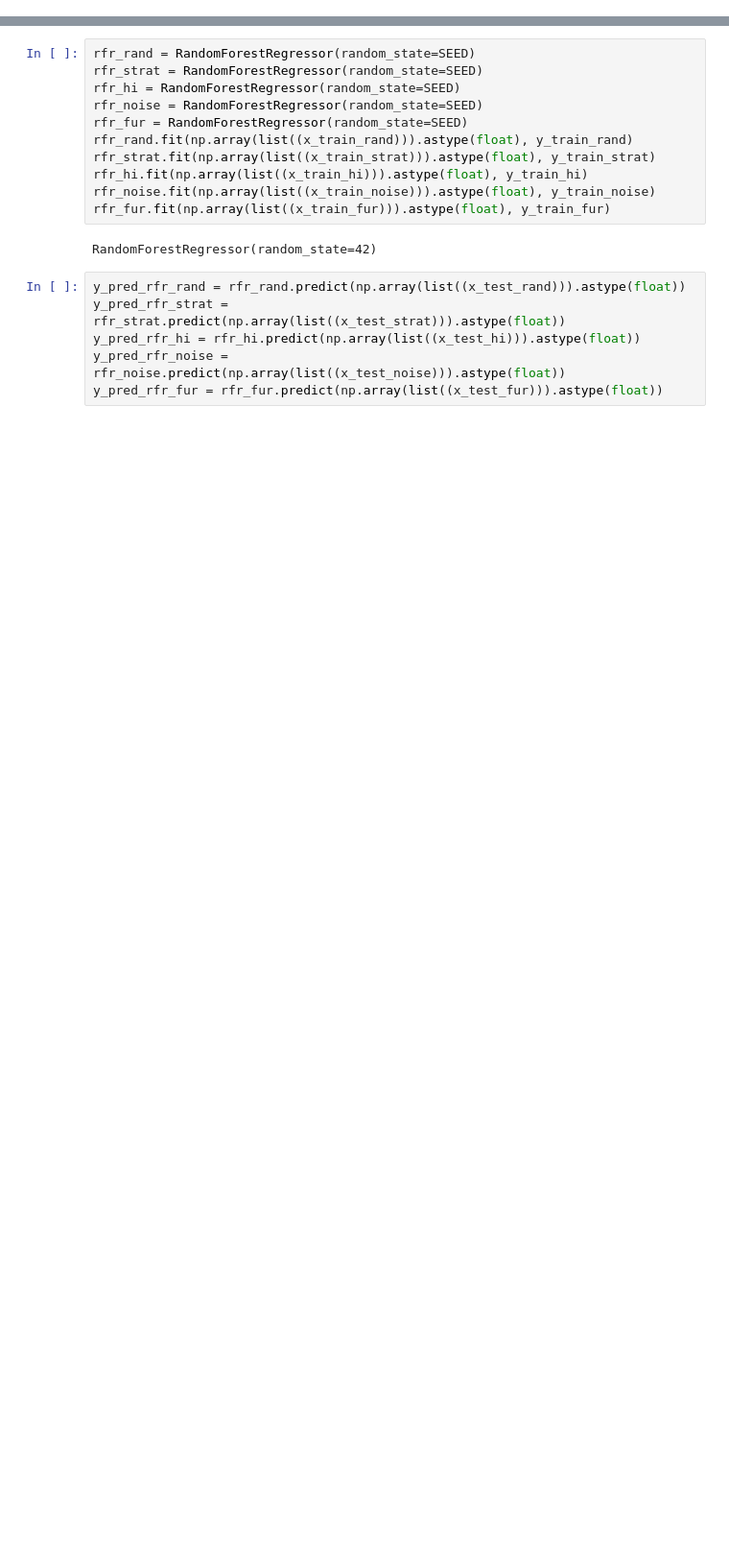
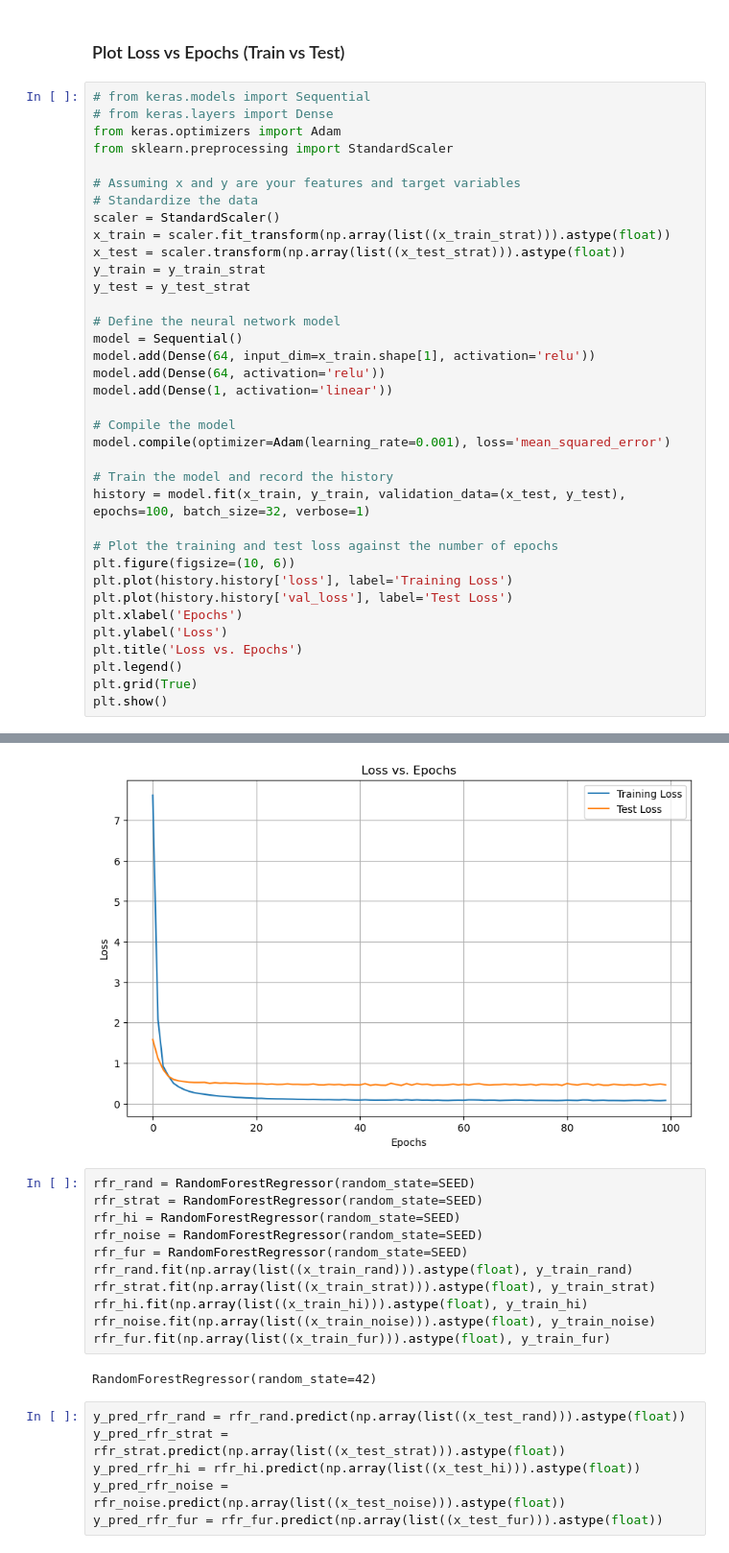
Before and after one commit to ASarriJackson/SummerProject, a Jupyter notebook: Regression/Regression_Random_Forrest.ipynb, the cells around one changed output, grey strips where cells are left out. Shown at 96% size. Cells and saved outputs as stored; diff of their text form; blank space fills up the shorter version.

```diff
--- a/Regression/Regression_Random_Forrest.ipynb
+++ b/Regression/Regression_Random_Forrest.ipynb
@@ -82,0 +135,39 @@ Assign cluster ID
+# %% [markdown]
+### Plot Loss vs Epochs (Train vs Test)
+# %%
+# from keras.models import Sequential
+# from keras.layers import Dense
+from keras.optimizers import Adam
+from sklearn.preprocessing import StandardScaler
+
+# Assuming x and y are your features and target variables
+# Standardize the data
+scaler = StandardScaler()
+x_train = scaler.fit_transform(np.array(list((x_train_strat))).astype(float))
+x_test = scaler.transform(np.array(list((x_test_strat))).astype(float))
+y_train = y_train_strat
+y_test = y_test_strat
+
+# Define the neural network model
+model = Sequential()
+model.add(Dense(64, input_dim=x_train.shape[1], activation='relu'))
+model.add(Dense(64, activation='relu'))
+model.add(Dense(1, activation='linear'))
+
+# Compile the model
+model.compile(optimizer=Adam(learning_rate=0.001), loss='mean_squared_error')
+
+# Train the model and record the history
+history = model.fit(x_train, y_train, validation_data=(x_test, y_test), epochs=100, batch_size=32, verbose=1)
+
+# Plot the training and test loss against the number of epochs
+plt.figure(figsize=(10, 6))
+plt.plot(history.history['loss'], label='Training Loss')
+plt.plot(history.history['val_loss'], label='Test Loss')
+plt.xlabel('Epochs')
+plt.ylabel('Loss')
+plt.title('Loss vs. Epochs')
+plt.legend()
+plt.grid(True)
+plt.show()
+# %% [output]
@@ -83,3 +191,4 @@ Assign cluster ID
+[figure, added]
 # %%
 rfr_rand = RandomForestRegressor(random_state=SEED)
 rfr_strat = RandomForestRegressor(random_state=SEED)
```
Also changed, not shown: parts of 20 cells of this notebook, 4 other files.
